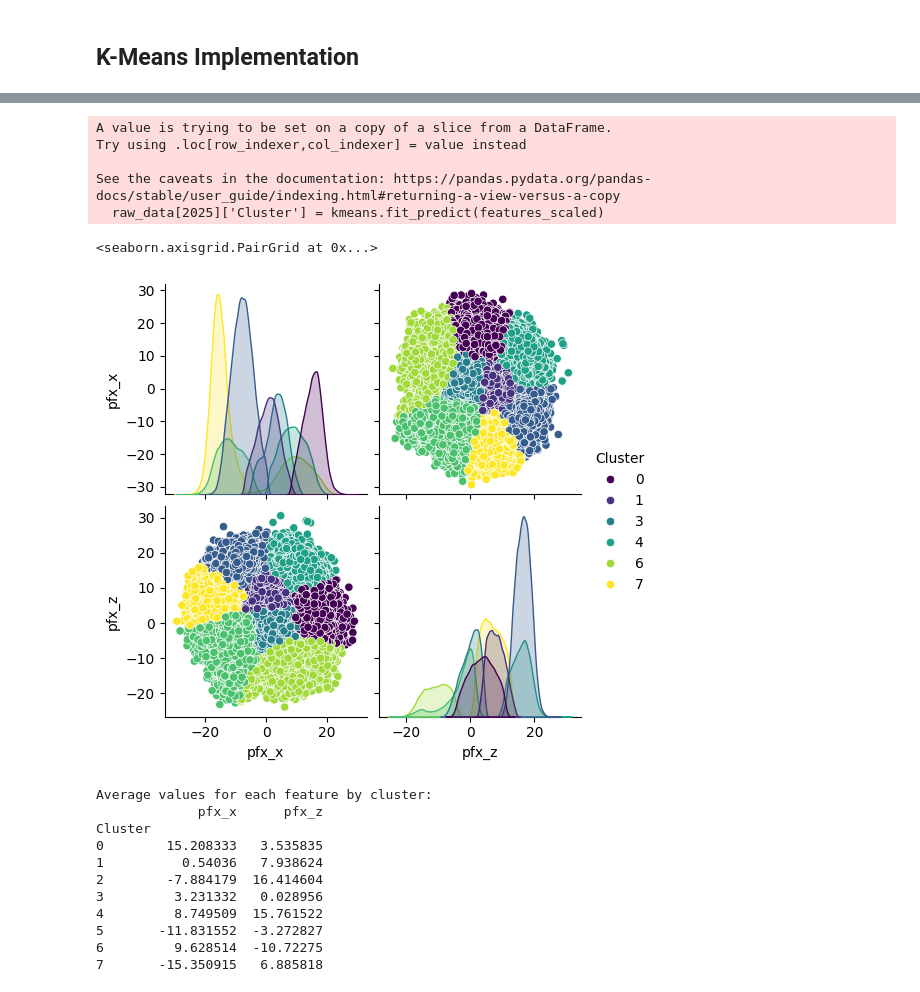
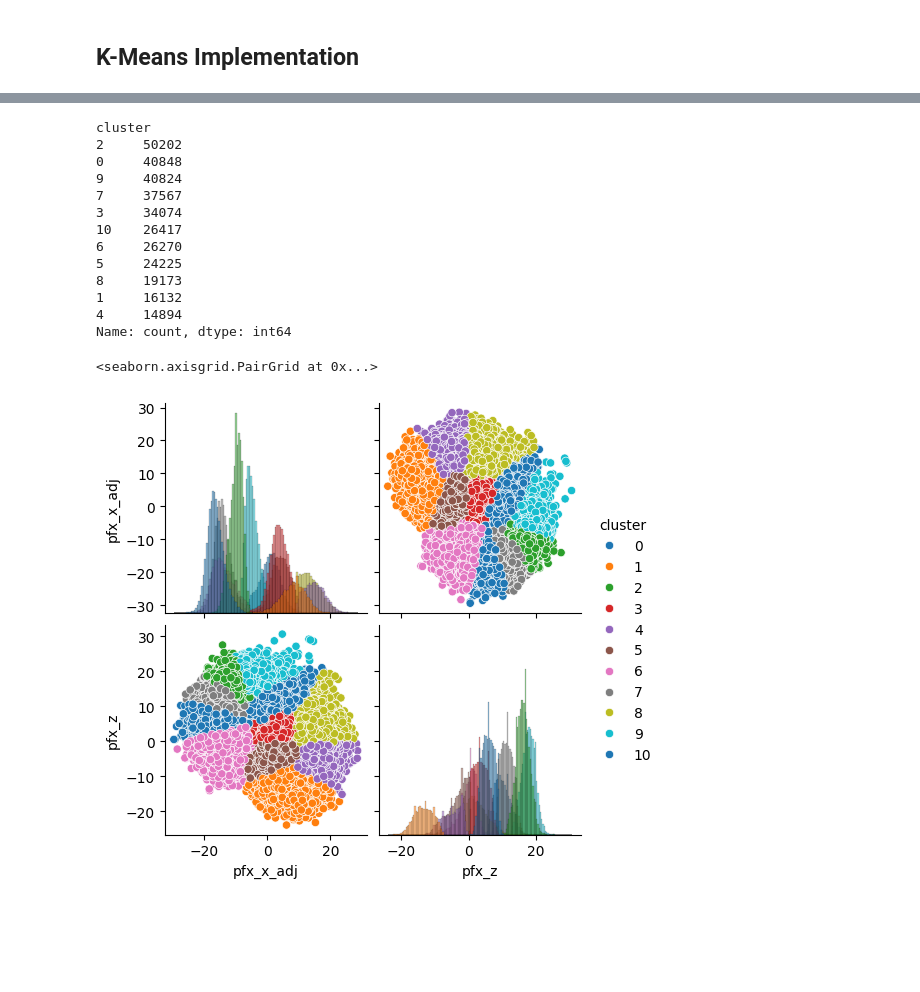
Before and after one commit to jasonli04/mlb-pitch-clustering-analytics, a Jupyter notebook: modeling.ipynb, the cells around one changed output, grey strips where cells are left out. Cells and saved outputs as stored; diff of their text form; code cells hidden in the pictures; blank space fills up the shorter version.

Commit message:
feature engineering + clustering testing

```diff
--- a/modeling.ipynb
+++ b/modeling.ipynb
@@ -43,17 +45,23 @@ raw_data = {}
 # %%
-for year in range(2015, 2025):
+data = {}
+for year in range(2015, 2026):
     df = statcast(start_dt=dates[year][0], end_dt=dates[year][1])[selected_columns + ['game_type']]
 
     df = df[df['game_type'] == 'R']
     df = df.drop(columns='game_type')
-    df_cleaned = df.dropna(subset=required_numbers)
+    df_cleaned = df.dropna(subset=required_numbers).copy()
 
     ## turn movement into inches
     df_cleaned['pfx_x'] = df_cleaned['pfx_x'] * 12
     df_cleaned['pfx_z'] = df_cleaned['pfx_z'] * 12
 
+    ## flip horizontal movement for left handed pitchers
+    ## normalizes arm side vs glove size movement
+    df_cleaned['pfx_x_adj'] = np.where(
+        df_cleaned['p_throws'] == 'R',
+        df_cleaned['pfx_x'], -df_cleaned['pfx_x']
+    )
 
-    raw_data[year] = df_cleaned
-    print(raw_data[year].head())
+    data[year] = df_cleaned
 # %% [output]
 This is a large query, it may take a moment to complete
@@ -259,12 +79,12 @@ See the caveats in the documentation: https://pandas.pydata.org/pandas-docs/stab
 ## K-Means Implementation
 # %%
 classification_cols = [
-    "pfx_x",
+    "pfx_x_adj",
     "pfx_z"
 ]
 # %%
 inertia = []
-movement_data = raw_data[2025][classification_cols]
+movement_data = data[2025][classification_cols]
 scaler = StandardScaler()
 features_scaled = scaler.fit_transform(movement_data)
 
@@ -284,30 +104,26 @@ plt.show()
+# %%
+n_clusters = 11
+palette = sns.color_palette('tab10', n_clusters)
 # %%
-kmeans = KMeans(n_clusters=8, random_state=42)
-raw_data[2025]['Cluster'] = kmeans.fit_predict(features_scaled)
+kmeans = KMeans(n_clusters=n_clusters, random_state=42)
+data[2025]['cluster'] = kmeans.fit_predict(features_scaled)
 
-sns.pairplot(raw_data[2025][['pfx_x', 'pfx_z' ,'Cluster']], hue='Cluster', palette='viridis', diag_kind='kde', markers='o')
+print(data[2025]['cluster'].value_counts())
+
+sns.pairplot(data[2025][['pfx_x_adj', 'pfx_z' ,'cluster']], hue='cluster', palette=palette, diag_kind='hist', markers='o')
 # %% [output]
-A value is trying to be set on a copy of a slice from a DataFrame.
-Try using .loc[row_indexer,col_indexer] = value instead
-
-See the caveats in the documentation: https://pandas.pydata.org/pandas-docs/stable/user_guide/indexing.html#returning-a-view-versus-a-copy
-  raw_data[2025]['Cluster'] = kmeans.fit_predict(features_scaled)
+cluster
+2     50202
+0     40848
+9     40824
+7     37567
+3     34074
+10    26417
+6     26270
+5     24225
+8     19173
+1     16132
+4     14894
+Name: count, dtype: int64
 <seaborn.axisgrid.PairGrid at 0x...>
-[figure, old version]
+[figure, new version]
-# %%
-cluster_means = raw_data[2025].groupby('Cluster')[['pfx_x', 'pfx_z']].mean()
-
-print("Average values for each feature by cluster:")
-print(cluster_means)
-# %% [output]
-Average values for each feature by cluster:
-             pfx_x      pfx_z
-Cluster
-0        15.208333   3.535835
-1          0.54036   7.938624
-2        -7.884179  16.414604
-3         3.231332   0.028956
-4         8.749509  15.761522
-5       -11.831552  -3.272827
-6         9.628514  -10.72275
-7       -15.350915   6.885818
```
Also changed, not shown: parts of 8 cells of this notebook.
